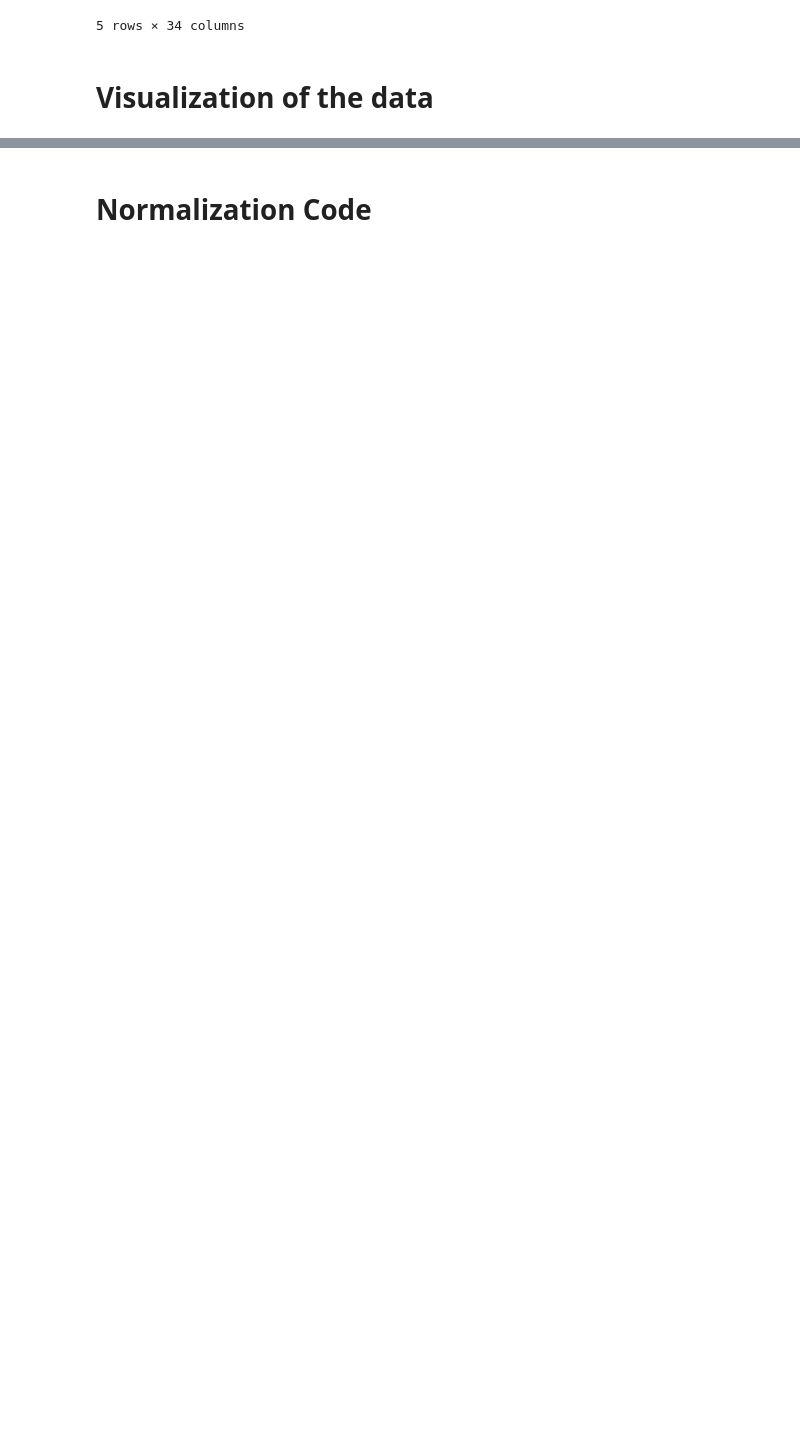
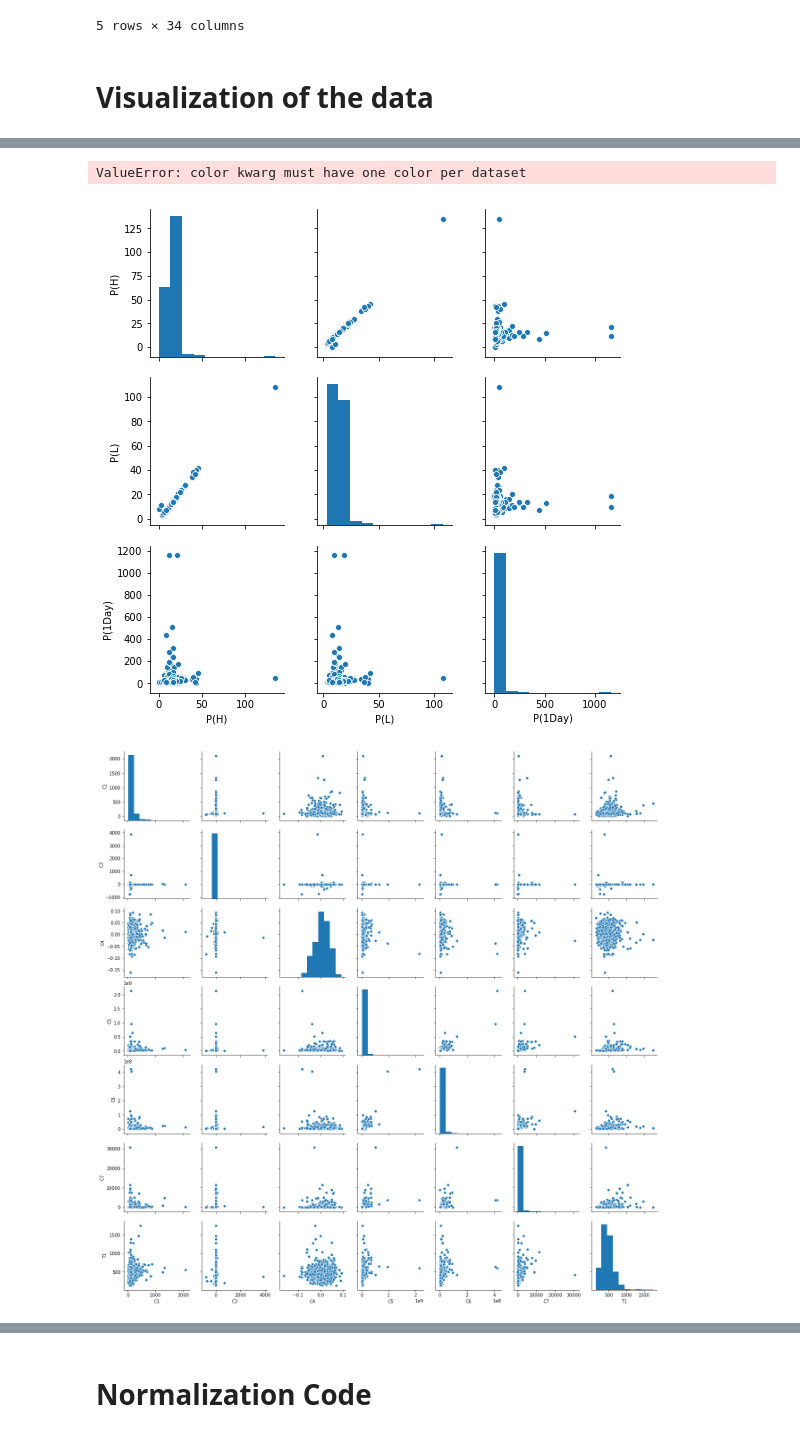
Before and after one commit to Tradeskool/project1-machine-team-4, a Jupyter notebook: Group_File_021820_BN.ipynb, the cells around one changed output, grey strips where cells are left out. Cells and saved outputs as stored; diff of their text form; code cells hidden in the pictures; blank space fills up the shorter version.

```diff
--- a/Group_File_021820_BN.ipynb
+++ b/Group_File_021820_BN.ipynb
@@ -433,10 +467,20 @@ df_impute_copy.head()
+# %%
+df_continuous = df_impute_copy.loc[:,col_list]
 # %%
 #NOTE: NEED TO REDO RANGE FOR ADDED COLUMNS
-#p_df = df_impute_copy.iloc[:,3:7].dropna()
-#sns.pairplot(p_df, dropna =False)
-#c_df = df_impute_copy.iloc[:,7:12].dropna()
-#sns.pairplot(c_df, dropna =False,hue="C2")
-#t_df = df_impute_copy.iloc[:,12:17].dropna()
-#sns.pairplot(t_df, dropna =False)
-#s_df = df_impute_copy.iloc[:,17:].dropna()
-#sns.pairplot(s_df, dropna =False)
+p_df = df_continuous.iloc[:,:3].dropna()
+sns.pairplot(p_df, dropna =False)
+c_df = df_continuous.iloc[:,3:10].dropna()
+sns.pairplot(c_df, dropna =False)
+t_df = df_continuous.iloc[:,10:15].dropna()
+sns.pairplot(t_df, dropna =False)
+s_df = df_continuous.iloc[:,15:19].dropna()
+sns.pairplot(s_df, dropna =False)
+calc_df = df_continuous.iloc[:,19:25].dropna()
+sns.pairplot(calc_df, dropna =False)
+calc2_df = df_continuous.iloc[:,25:].dropna()
+sns.pairplot(calc2_df, dropna =False)
+# %% [output]
+ValueError: color kwarg must have one color per dataset
+[figure, added]
+[figure, added]
```
Also changed, not shown: parts of 28 cells of this notebook, 2 other files.
